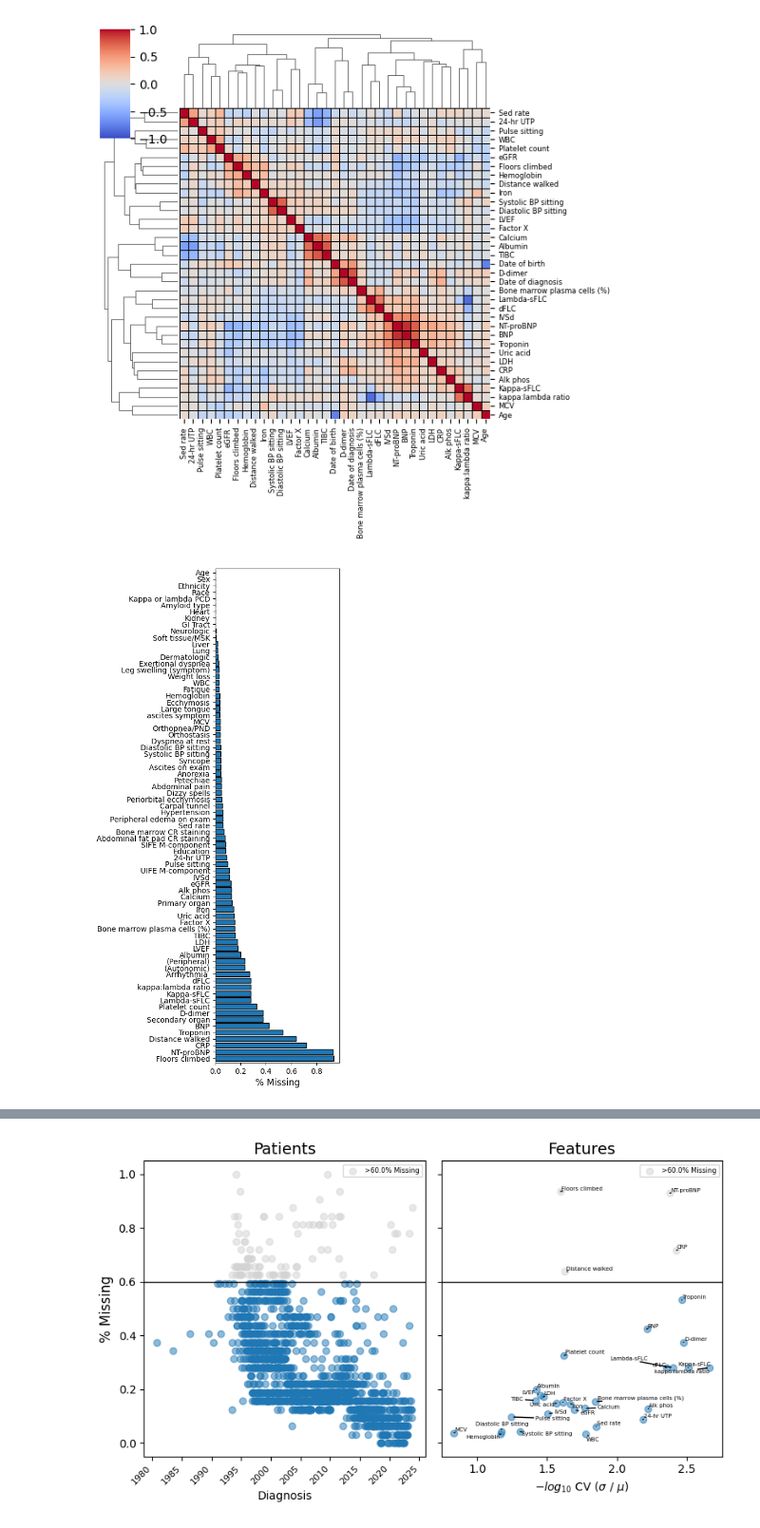
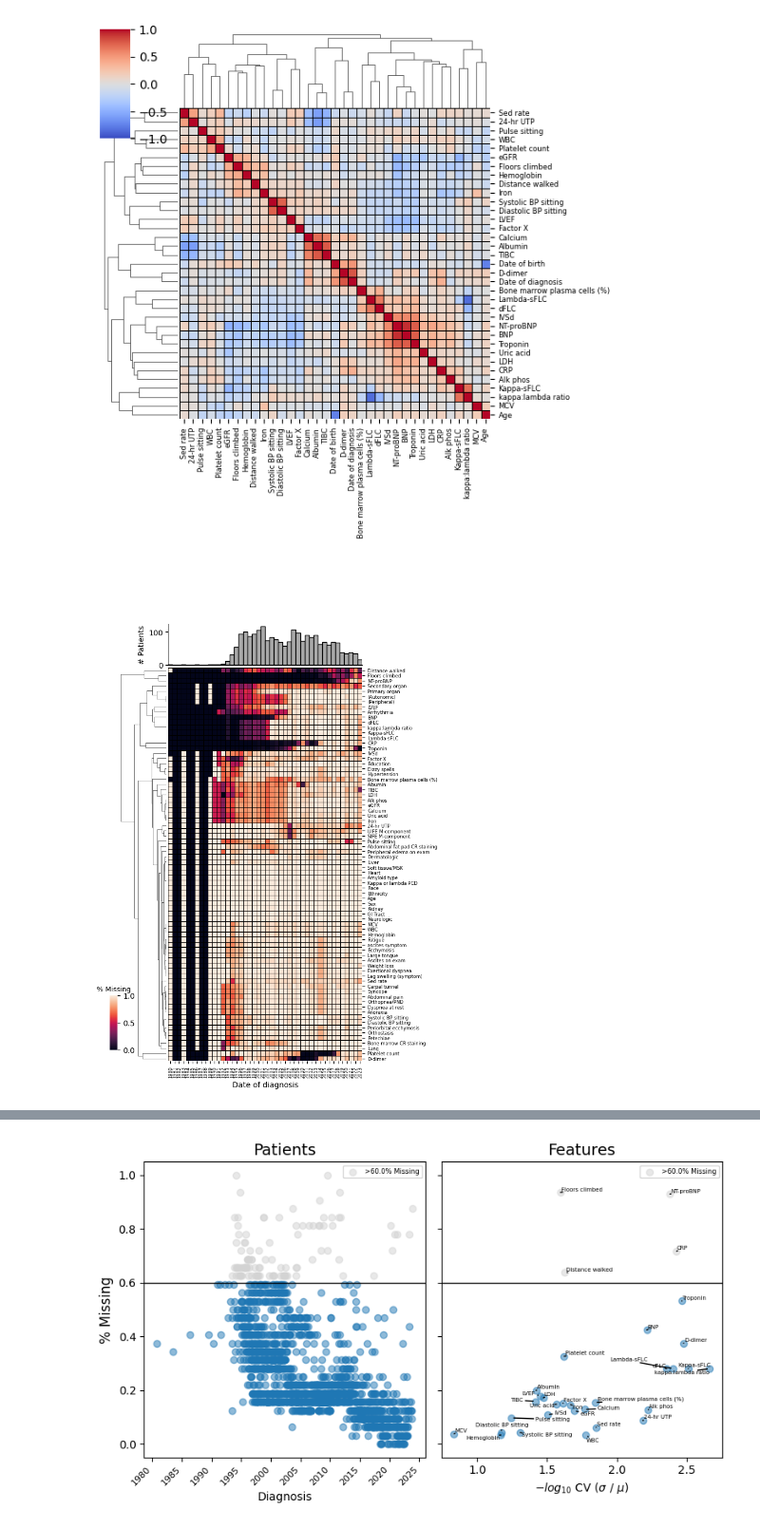
Before and after one commit to shankara-a/amyloidosis_bmc_2023, a Jupyter notebook: 01_process.ipynb, the cells around one changed output, grey strips where cells are left out. Shown at 95% size. Drawn from its saved outputs; the diff is of its cells as text; code cells hidden in the pictures.

Commit message:
Cleaned up extraction of clusters and created heatmap

```diff
--- a/01_process.ipynb
+++ b/01_process.ipynb
@@ -67,6 +67,9 @@ data_df['status'] = np.where(data_df['Date of death'].notna(), 1, 0)
 data_df['time'] = data_df[['Date of death','Date of last visit']].max(axis=1) - data_df['Date of diagnosis']
 data_df['time'] = data_df['time'] / pd.Timedelta(days=30)
 
+# Time from admission
+data_df['time_from_admission'] = data_df[['Date of death','Date of last visit']].max(axis=1) - data_df['Date of admission to center']
+data_df['time_from_admission'] = data_df['time_from_admission'] / pd.Timedelta(days=30)
 
 # Add Eras
 data_df["Era"] = data_df["Date of diagnosis"].apply(lambda x: utils.get_eras(x))
@@ -147,8 +150,3 @@ _ = clustermap.ax_heatmap.set_yticklabels(clustermap.ax_heatmap.get_yticklabels(
 plt.savefig("figures/spearman_corr_clustermap.pdf", dpi=200, bbox_inches="tight")
 # %% [output]
 [figure]
-# %%
-plot.missing_barplot(AL_df[amyloid.qvars + amyloid.catvars], figsize=(3,12))
-plt.savefig("figures/missing_variables.pdf", dpi=200, bbox_inches="tight")
-# %% [output]
-[figure, removed]
@@ -157,3 +153,51 @@ plt.savefig("figures/missing_variables.pdf", dpi=200, bbox_inches="tight")
 # %%
 missing_by_patient = 0.6
 missing_by_var = 0.6
+# %%
+gb_date = "Date of diagnosis"
+
+# Create proportion
+df = AL_df[amyloid.qvars + amyloid.catvars].notna().join(AL_df[gb_date])
+n_patients_per_year = df.groupby(pd.Grouper(key=gb_date, freq="Y")).size()
+prop_df = df.groupby(pd.Grouper(key=gb_date, freq="Y")).sum().T / n_patients_per_year
+prop_df = prop_df.T
+prop_df.index = prop_df.reset_index()[gb_date].dt.year
+prop_df = prop_df.fillna(0)
+
+# Plot
+clustermap = sns.clustermap(
+    prop_df.T,
+    xticklabels=True,
+    yticklabels=True,
+    linecolor='k',
+    linewidths=0.5,
+    figsize=(7,10),
+    col_cluster=False,
+    row_cluster=True
+)
+_ = clustermap.ax_heatmap.set_xticklabels(clustermap.ax_heatmap.get_xticklabels(), fontsize=6)
+_ = clustermap.ax_heatmap.set_yticklabels(clustermap.ax_heatmap.get_yticklabels(), fontsize=6)
+
+# Colorbar
+cbar_ax = clustermap.ax_cbar
+cbar_ax.set_position([0, .1, .02, .1])  # Adjust the position and size of the colorbar
+cbar_ax.set_title("% Missing", fontsize=9)
+
+# Barplot
+bar_ax = clustermap.fig.add_axes([
+    clustermap.ax_heatmap.get_position().x0,
+    clustermap.ax_heatmap.get_position().y1 + 0.005,
+    clustermap.ax_heatmap.get_position().x1*0.7675,
+    0.075])
+
+#bar_ax = clustermap.ax_heatmap.twinx()
+n_patients_per_year.plot(kind='bar', width=1, edgecolor='k', ax=bar_ax, color='darkgrey')
+bar_ax.set_xticks([])
+bar_ax.set_xlabel("")
+bar_ax.set_ylabel("# Patients")
+bar_ax.spines['right'].set_visible(False)
+bar_ax.spines['top'].set_visible(False)
+bar_ax.set_xlim(-0.5, n_patients_per_year.shape[0] - 0.5)
+plt.savefig("figures/missing_by_dateofdiagnosis.pdf", dpi=200, bbox_inches="tight")
+# %% [output]
+[figure, added]
```
Also changed, not shown: parts of 3 cells of this notebook, 8 other files.
